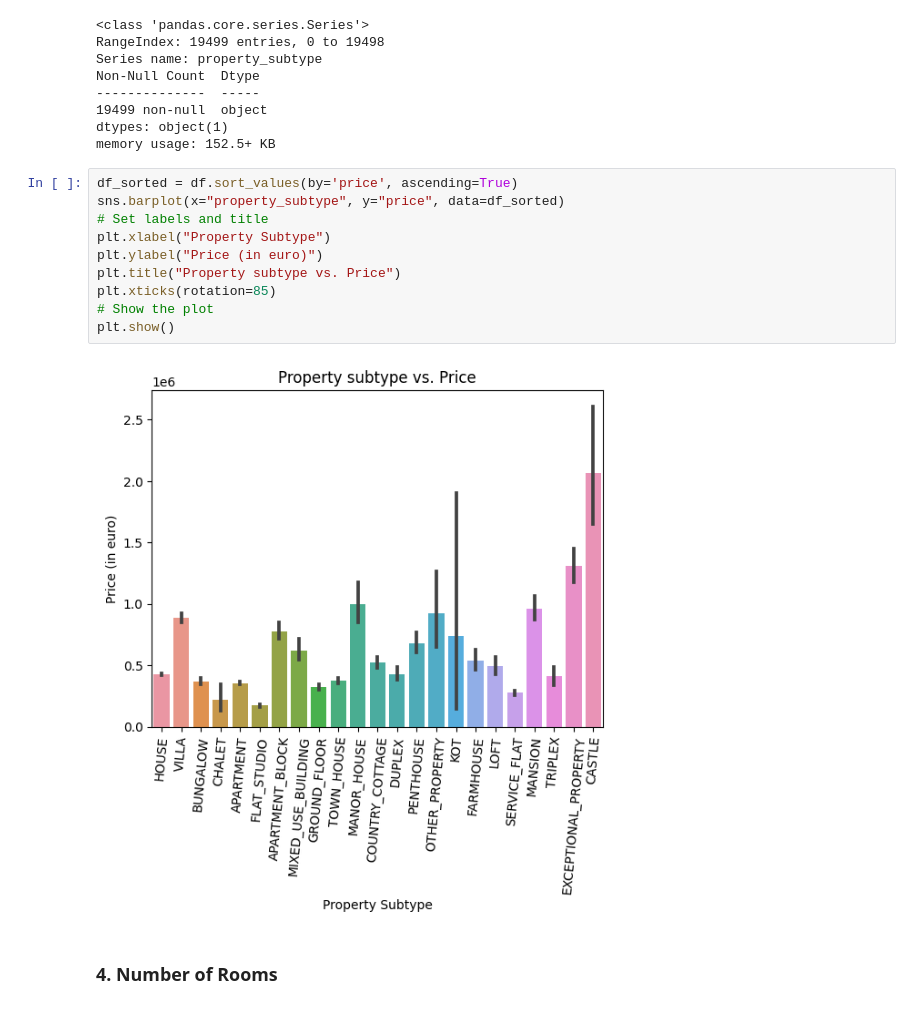
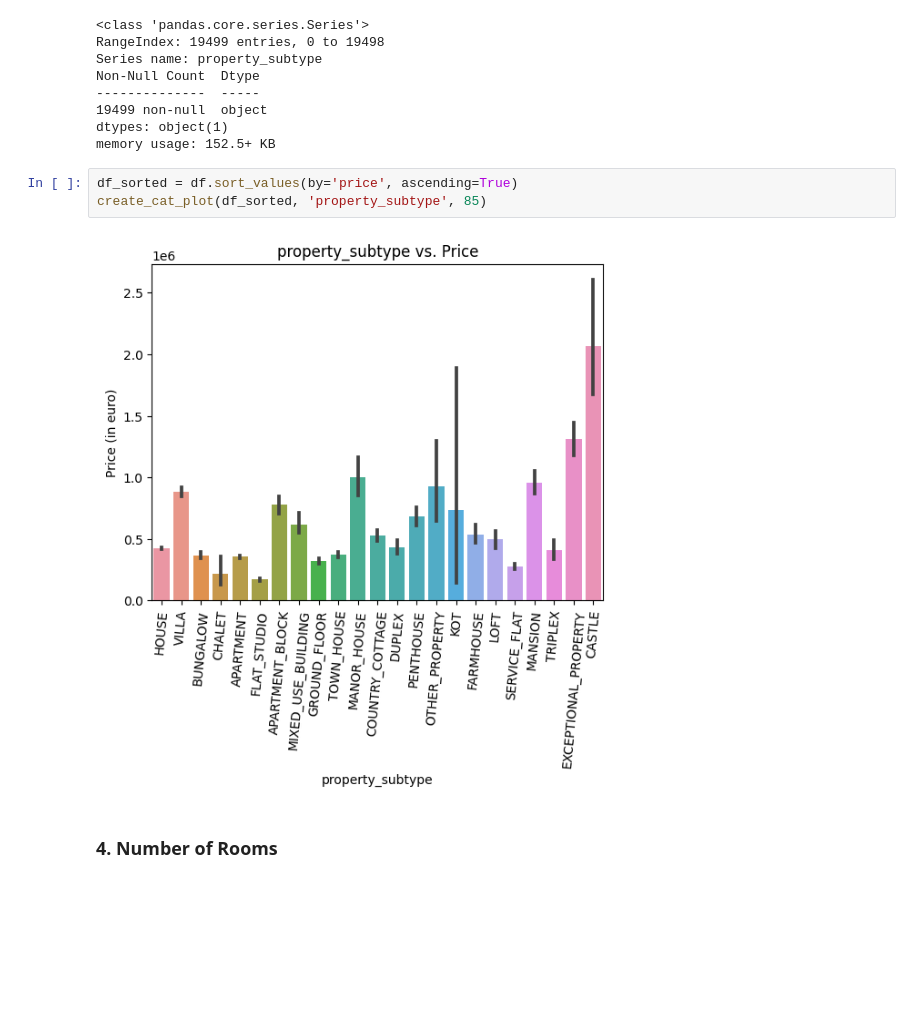
Before and after one commit to nikolaaswillaert/ImmoElizaDataAnalysis, a Jupyter notebook: datacleaning.ipynb, the cells around one changed output. Saved outputs shown, nothing was run; the diff lists cells and outputs as text; blank space fills up the shorter version.

```diff
--- a/datacleaning.ipynb
+++ b/datacleaning.ipynb
@@ -253,18 +276,11 @@ Non-Null Count  Dtype
 19499 non-null  object
 dtypes: object(1)
 memory usage: 152.5+ KB
-# %%
-df_sorted = df.sort_values(by='price', ascending=True)
-sns.barplot(x="property_subtype", y="price", data=df_sorted)
-# Set labels and title
-plt.xlabel("Property Subtype")
-plt.ylabel("Price (in euro)")
-plt.title("Property subtype vs. Price")
-plt.xticks(rotation=85)
-# Show the plot
-plt.show()
-# %% [output]
-[figure, removed]
+# %%
+df_sorted = df.sort_values(by='price', ascending=True)
+create_cat_plot(df_sorted, 'property_subtype', 85)
+# %% [output]
+[figure, added]
 # %% [markdown]
 ### 4. Number of Rooms
 # %%
```
Also changed, not shown: parts of 8 cells of this notebook.
